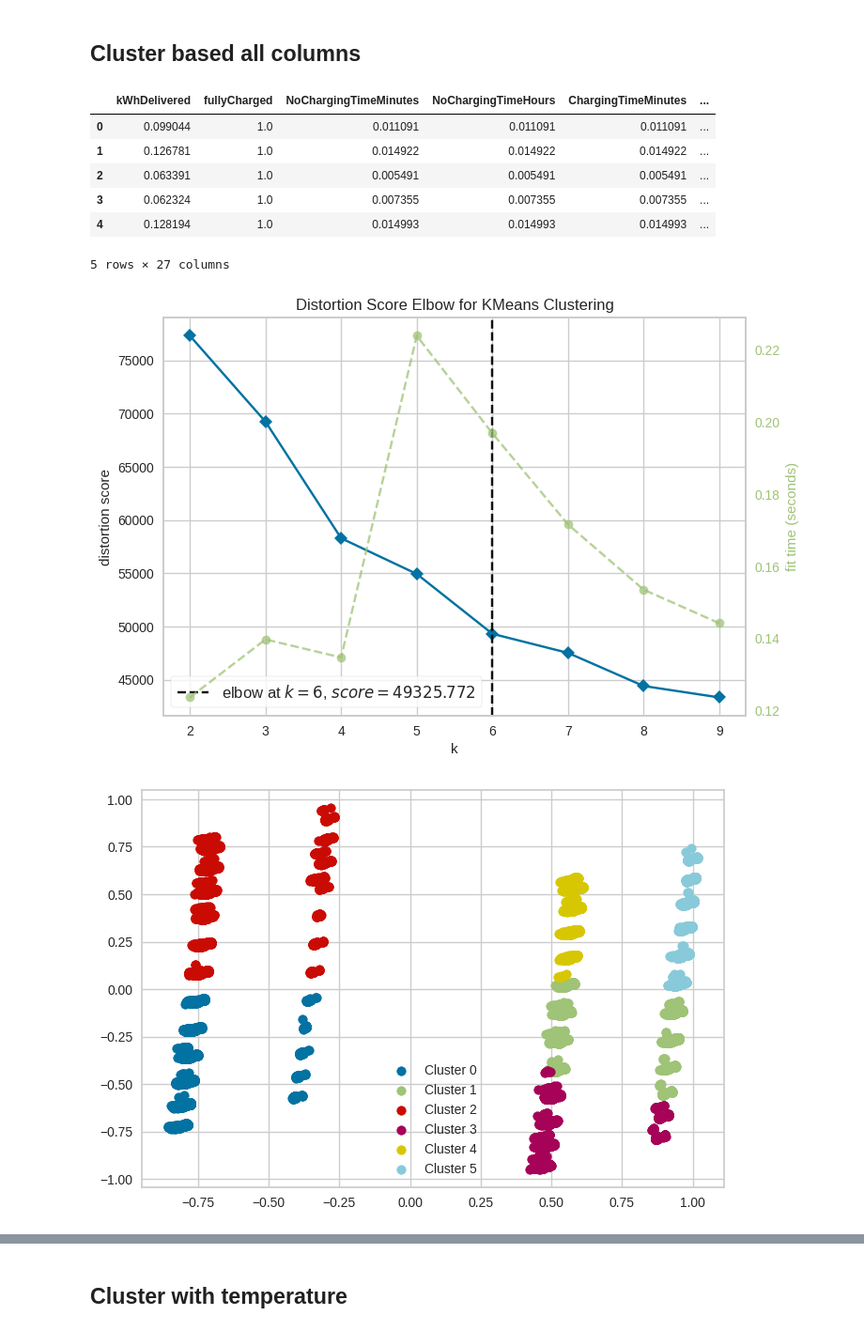
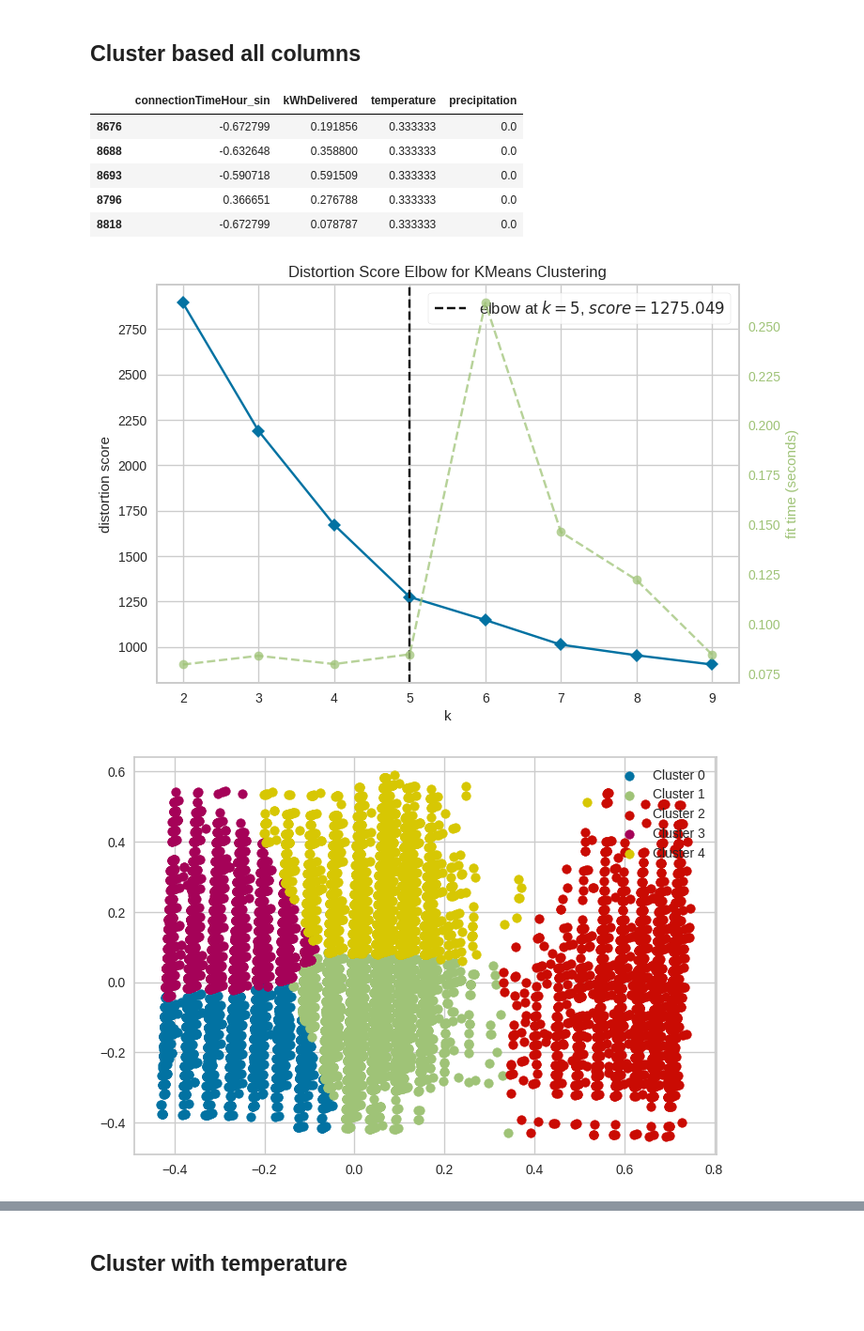
Before and after one commit to S0PEX/AA_Team_9_WS23, a Jupyter notebook: clustering.ipynb, the cells around one changed output, grey strips where cells are left out. Shown at 94% size. Saved outputs shown, nothing was run; the diff lists cells and outputs as text; code cells hidden in the pictures.

Commit message:
refactor(clustering): Refactor clustering model

```diff
--- a/clustering.ipynb
+++ b/clustering.ipynb
@@ -104,6 +131,5 @@ charging_data['ConnectionDurationInHours'] = charging_data['ConnectionDurationIn
 
 # Drop the original columns
 full_charging_data = charging_data.copy()
-charging_data = charging_data.drop(columns=['connectionTime', 'disconnectTime', 'month', 'weekday', 'ChargingTime', 'NoChargingTime', 'connectionTimeYear', 'disconnectTimeYear', 'kWhPerMinute'])
 display(charging_data.head())
 # %% [output]
@@ -197,7 +226,7 @@ from yellowbrick.cluster.elbow import kelbow_visualizer
 
 def kmean(data, n_clusters):
     from sklearn.cluster import KMeans
-    kmeans = KMeans(n_clusters=n_clusters, n_init='auto', random_state=random_state)
+    kmeans = KMeans(n_clusters=n_clusters, n_init='auto')
     labels = kmeans.fit_predict(data)
     return labels, kmeans
 
@@ -217,6 +246,12 @@ def plot_kmeans(data: pd.DataFrame, labels):
     for i in u_labels:
         plt.scatter(data[labels == i, 0], data[labels == i, 1], label=f'Cluster {i}')
     plt.legend()
+
+    # Ensure path figures exists
+    import os
+    if not os.path.exists('figures'):
+        os.makedirs('figures')
+    plt.savefig("figures/kmeans-clusters.png")
     plt.show()
 
 def perform_kmeans_and_plot(data: pd.DataFrame, n_clusters: int):
@@ -264,24 +309,23 @@ prepared_data.head()
 # %% [markdown]
 ## Cluster based all columns
 # %%
-df_all_columns = prepared_data.copy()
+# Get column names containing 'weekday_*' and 'cloud_cover_description_*'
 
-# Drop normal non-cyclic columns for connectionTime and disconnectTime
-df_all_columns = df_all_columns.drop(columns=['connectionTimeMonth', 'connectionTimeDay', 'connectionTimeHour', 'connectionTimeMinute', 'disconnectTimeMonth', 'disconnectTimeDay', 'disconnectTimeHour', 'disconnectTimeMinute'])
-visualize_elbow(prepared_data, 2, 10, True)
+columns_to_show = ['connectionTimeHour_sin', 'kWhDelivered', 'temperature', 'precipitation']
+df_all_columns = prepared_data.copy()[columns_to_show]
+visualize_elbow(df_all_columns, 2, 10, True)
 # %% [output]
-|  | kWhDelivered | fullyCharged | NoChargingTimeMinutes | NoChargingTimeHours | ChargingTimeMinutes | ... |
-| 0 | 0.099044 | 1.0 | 0.011091 | 0.011091 | 0.011091 | ... |
-| 1 | 0.126781 | 1.0 | 0.014922 | 0.014922 | 0.014922 | ... |
-| 2 | 0.063391 | 1.0 | 0.005491 | 0.005491 | 0.005491 | ... |
-| 3 | 0.062324 | 1.0 | 0.007355 | 0.007355 | 0.007355 | ... |
-| 4 | 0.128194 | 1.0 | 0.014993 | 0.014993 | 0.014993 | ... |
+|  | connectionTimeHour_sin | kWhDelivered | temperature | precipitation |
+| 8676 | -0.672799 | 0.191856 | 0.333333 | 0.0 |
+| 8688 | -0.632648 | 0.358800 | 0.333333 | 0.0 |
+| 8693 | -0.590718 | 0.591509 | 0.333333 | 0.0 |
+| 8796 | 0.366651 | 0.276788 | 0.333333 | 0.0 |
+| 8818 | -0.672799 | 0.078787 | 0.333333 | 0.0 |
-5 rows × 27 columns
-[figure, old version]
+[figure, new version]
 # %%
-labels = normalize_and_cluster(df_all_columns, 6)
+labels = normalize_and_cluster(df_all_columns, 5)
 # %% [output]
-[figure, old version]
+[figure, new version]
 # %%
 # Append labels to the original data
 full_charging_data_labeled = full_charging_data.copy()
```
Also changed, not shown: parts of 10 cells of this notebook, 4 other files.
